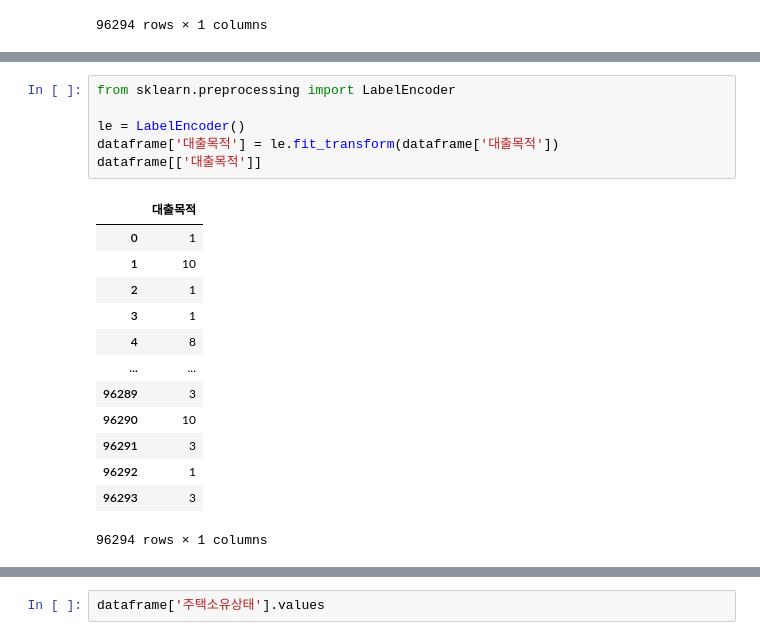
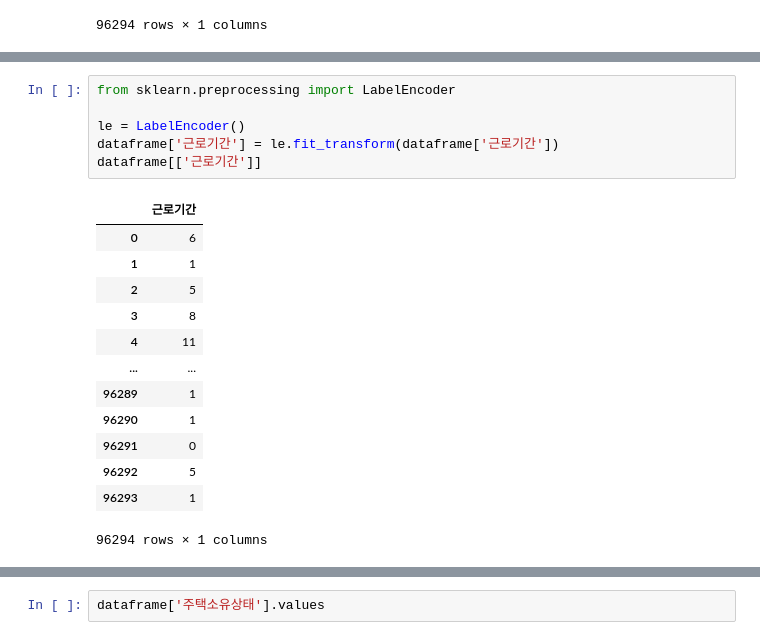
Before and after one commit to youse0ng/AICE_, a Jupyter notebook: open/데이터전처리.ipynb, the cells around one changed output, grey strips where cells are left out. Cells and saved outputs as stored; diff of their text form.

```diff
--- a/open/데이터전처리.ipynb
+++ b/open/데이터전처리.ipynb
@@ -93,22 +104,22 @@ Name: count, dtype: int64
 # %%
 from sklearn.preprocessing import LabelEncoder
 
 le = LabelEncoder()
-dataframe['대출목적'] = le.fit_transform(dataframe['대출목적'])
-dataframe[['대출목적']]
+dataframe['근로기간'] = le.fit_transform(dataframe['근로기간'])
+dataframe[['근로기간']]
 # %% [output]
-|  | 대출목적 |
-| 0 | 1 |
-| 1 | 10 |
-| 2 | 1 |
-| 3 | 1 |
-| 4 | 8 |
+|  | 근로기간 |
+| 0 | 6 |
+| 1 | 1 |
+| 2 | 5 |
+| 3 | 8 |
+| 4 | 11 |
 | ... | ... |
-| 96289 | 3 |
-| 96290 | 10 |
-| 96291 | 3 |
-| 96292 | 1 |
-| 96293 | 3 |
+| 96289 | 1 |
+| 96290 | 1 |
+| 96291 | 0 |
+| 96292 | 5 |
+| 96293 | 1 |
 96294 rows × 1 columns
 # %%
 dataframe
```
Also changed, not shown: parts of 31 cells of this notebook.
